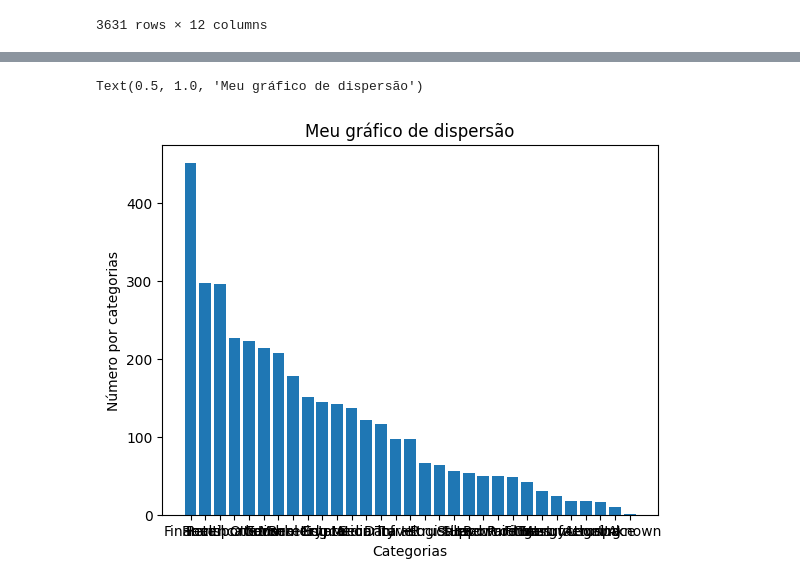
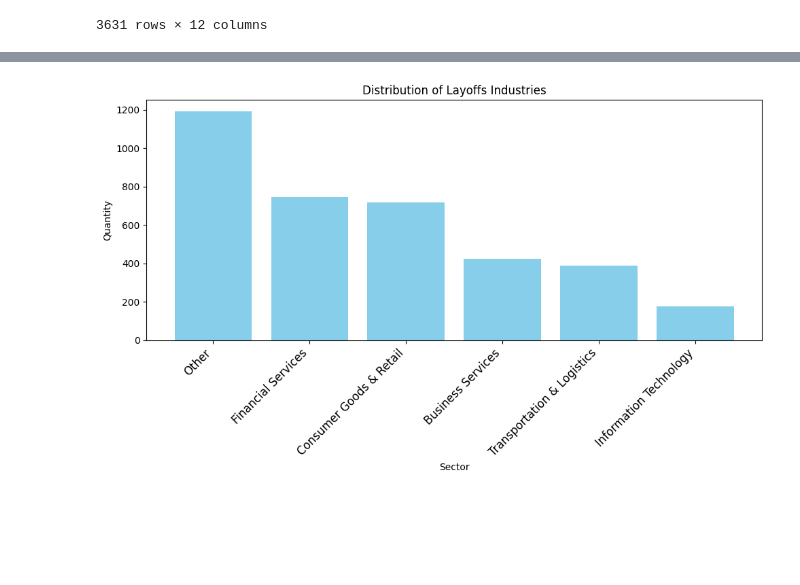
Before and after one commit to will787/layoffs-case, a Jupyter notebook: layoffs_search.ipynb, the cells around one changed output, grey strips where cells are left out. Drawn from its saved outputs; the diff is of its cells as text; code cells hidden in the pictures; blank space fills up the shorter version.

```diff
--- a/layoffs_search.ipynb
+++ b/layoffs_search.ipynb
@@ -165,5 +165,6 @@ df[is_google]
 | 596 | Google | SF Bay Area | Consumer | 75.0 | 2023-09-13 | https://www.eastbaytimes.com/2023... | 26.0 | Post-IPO | 2023-09-13 19:47:38 | ... |
 | 1543 | Google | SF Bay Area | Consumer | 12000.0 | 2023-01-20 | https://www.nytimes.com/2023/01/2... | 26.0 | Post-IPO | 2023-01-20 14:23:42 | ... |
 # %%
-is_meta_or_google = df["Company"].isin(["Google", "Meta"])
-df[is_meta_or_google]
+# is_meta_or_google = df["Company"].isin(["Google", "Meta"])#
+# df[is_meta_or_google]
+df = df.drop(df.columns[5],axis=1)
@@ -223,8 +192,33 @@ plt.scatter(categorias, valores)
-# %%
-plt.bar(categorias, valores)
-plt.ylabel("Número por categorias")
-plt.xlabel("Categorias")
-plt.title("Meu gráfico de dispersão")
-# %% [output]
-Text(0.5, 1.0, 'Meu gráfico de dispersão')
-[figure, removed]
+# %%
+def categorize_sector(industry):
+  if industry in ['Finance', 'Real Estate', 'Crypto']:
+      return 'Financial Services'
+  elif industry in ['Retail', 'Consumer', 'Food']:
+      return 'Consumer Goods & Retail'
+  elif industry in ['Transportation', 'Logistics', 'Travel']:
+      return 'Transportation & Logistics'
+  elif industry in ['Marketing', 'Media', 'Sales', 'Support']:
+      return 'Business Services'
+  elif industry in ['Data', 'Hardware', 'Software', 'AI']:
+      return 'Information Technology'
+  else:
+      return 'Other'
+
+df['Sector'] = df['Industry'].apply(categorize_sector)
+
+ilustrate_visualize = df['Sector'].value_counts()
+
+plt.figure(figsize=(10,6))
+plt.bar(ilustrate_visualize.index, ilustrate_visualize.values, color='skyblue')
+plt.ylabel("Quantity")
+plt.xlabel("Sector")
+plt.title("Distribution of Layoffs Industries")
+
+plt.xticks(rotation=45, ha='right', fontsize=12)
+
+plt.subplots_adjust(left=0.2)
+
+plt.tight_layout()
+plt.show()
+# %% [output]
+[figure, added]
```
Also changed, not shown: parts of 5 cells of this notebook.
